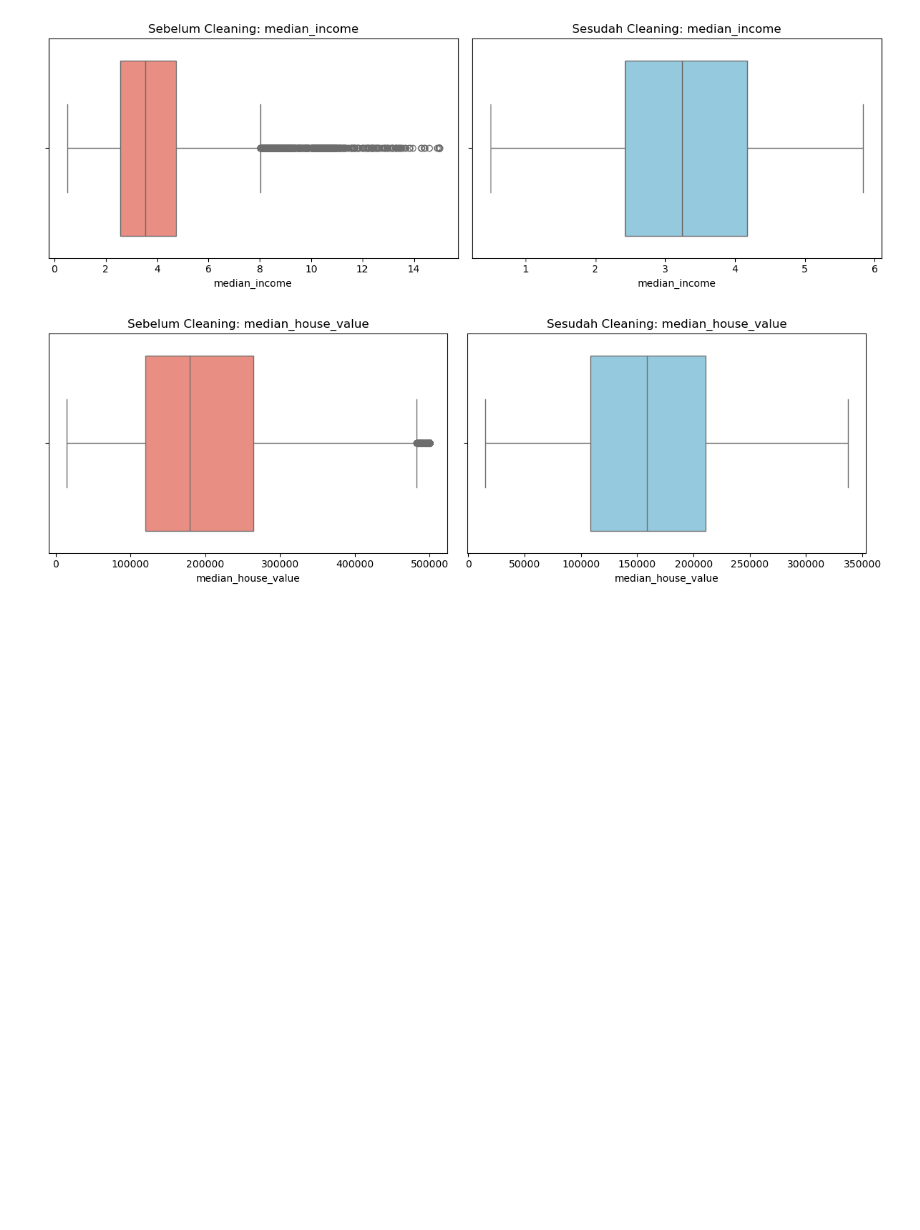
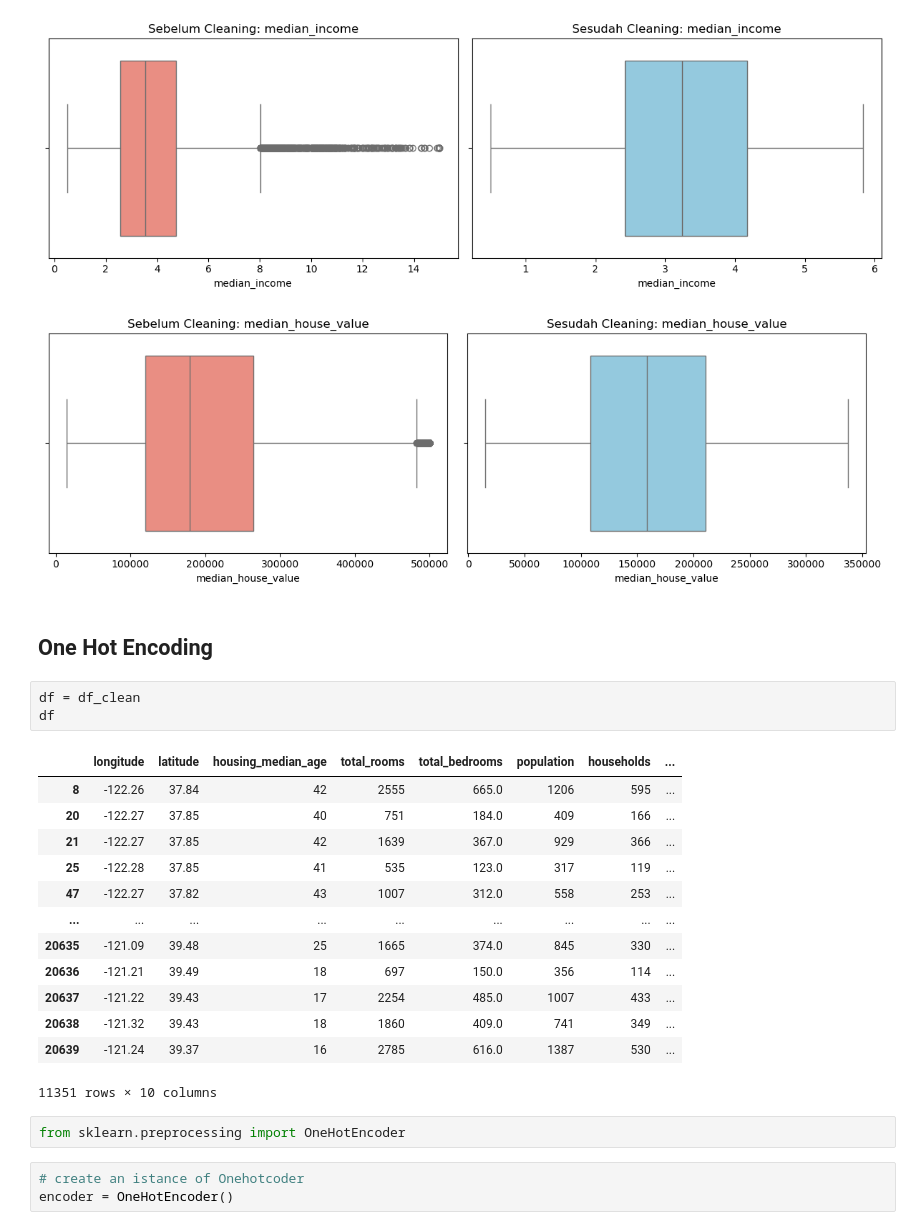
Before and after one commit to HafidzAfrieno/Latihan-EDA-Data, a Jupyter notebook: EDA.ipynb, the cells around one changed output. Drawn from its saved outputs; the diff is of its cells as text; blank space fills up the shorter version.

```diff
--- a/EDA.ipynb
+++ b/EDA.ipynb
@@ -516,3 +516,27 @@ for col in fitur_numerik:
 [figure]
 [figure]
 [figure]
+# %% [markdown]
+## One Hot Encoding
+# %%
+df = df_clean
+df
+# %% [output]
+|  | longitude | latitude | housing_median_age | total_rooms | total_bedrooms | population | households | ... |
+| 8 | -122.26 | 37.84 | 42 | 2555 | 665.0 | 1206 | 595 | ... |
+| 20 | -122.27 | 37.85 | 40 | 751 | 184.0 | 409 | 166 | ... |
+| 21 | -122.27 | 37.85 | 42 | 1639 | 367.0 | 929 | 366 | ... |
+| 25 | -122.28 | 37.85 | 41 | 535 | 123.0 | 317 | 119 | ... |
+| 47 | -122.27 | 37.82 | 43 | 1007 | 312.0 | 558 | 253 | ... |
+| ... | ... | ... | ... | ... | ... | ... | ... | ... |
+| 20635 | -121.09 | 39.48 | 25 | 1665 | 374.0 | 845 | 330 | ... |
+| 20636 | -121.21 | 39.49 | 18 | 697 | 150.0 | 356 | 114 | ... |
+| 20637 | -121.22 | 39.43 | 17 | 2254 | 485.0 | 1007 | 433 | ... |
+| 20638 | -121.32 | 39.43 | 18 | 1860 | 409.0 | 741 | 349 | ... |
+| 20639 | -121.24 | 39.37 | 16 | 2785 | 616.0 | 1387 | 530 | ... |
+11351 rows × 10 columns
+# %%
+from sklearn.preprocessing import OneHotEncoder
+# %%
+# create an istance of Onehotcoder
+encoder = OneHotEncoder()
```
Also changed, not shown: parts of 3 cells of this notebook, 1 other file.
